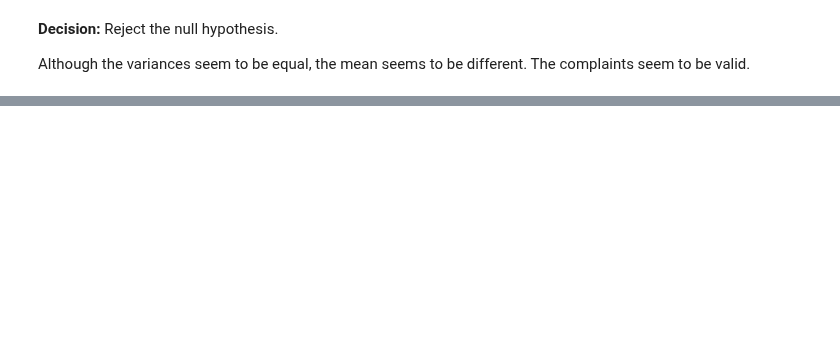
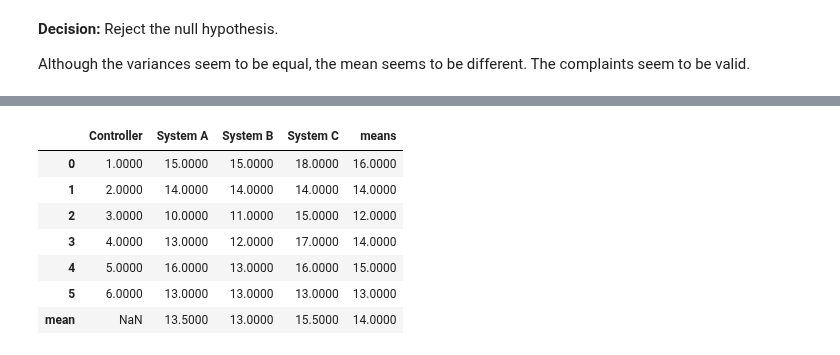
Before and after one commit to amkayhani/Statistics, a Jupyter notebook: Normality_Check_and_ANOVA_Lab.ipynb, the cells around one changed output, grey strips where cells are left out. Cells and saved outputs as stored; diff of their text form; code cells hidden in the pictures; blank space fills up the shorter version.

```diff
--- a/Normality_Check_and_ANOVA_Lab.ipynb
+++ b/Normality_Check_and_ANOVA_Lab.ipynb
@@ -670,0 +677,30 @@ Although the variances seem to be equal, the mean seems to be different. The com
+# %%
+from scipy import stats
+import numpy as np
+import pandas as pd
+
+# Creating the initial dataframe
+data = {
+    'Controller': [1, 2, 3, 4, 5, 6],
+    'System A': [15, 14, 10, 13, 16, 13],
+    'System B': [15, 14, 11, 12, 13, 13],
+    'System C': [18, 14, 15, 17, 16, 13]
+}
+df = pd.DataFrame(data)
+
+df_means_corrected = df.copy()
+df_means_corrected['means'] = df_means_corrected[['System A', 'System B', 'System C']].mean(axis=1)
+mean_values = df_means_corrected[['System A', 'System B', 'System C', 'means']].mean()
+mean_values.name = 'mean'
+df_means_corrected = df_means_corrected.append(mean_values)
+
+df_means_corrected
+# %% [output]
+|  | Controller | System A | System B | System C | means |
+| 0 | 1.0000 | 15.0000 | 15.0000 | 18.0000 | 16.0000 |
+| 1 | 2.0000 | 14.0000 | 14.0000 | 14.0000 | 14.0000 |
+| 2 | 3.0000 | 10.0000 | 11.0000 | 15.0000 | 12.0000 |
+| 3 | 4.0000 | 13.0000 | 12.0000 | 17.0000 | 14.0000 |
+| 4 | 5.0000 | 16.0000 | 13.0000 | 16.0000 | 15.0000 |
+| 5 | 6.0000 | 13.0000 | 13.0000 | 13.0000 | 13.0000 |
+| mean | NaN | 13.5000 | 13.0000 | 15.5000 | 14.0000 |
```
Also changed, not shown: parts of 10 cells of this notebook.
